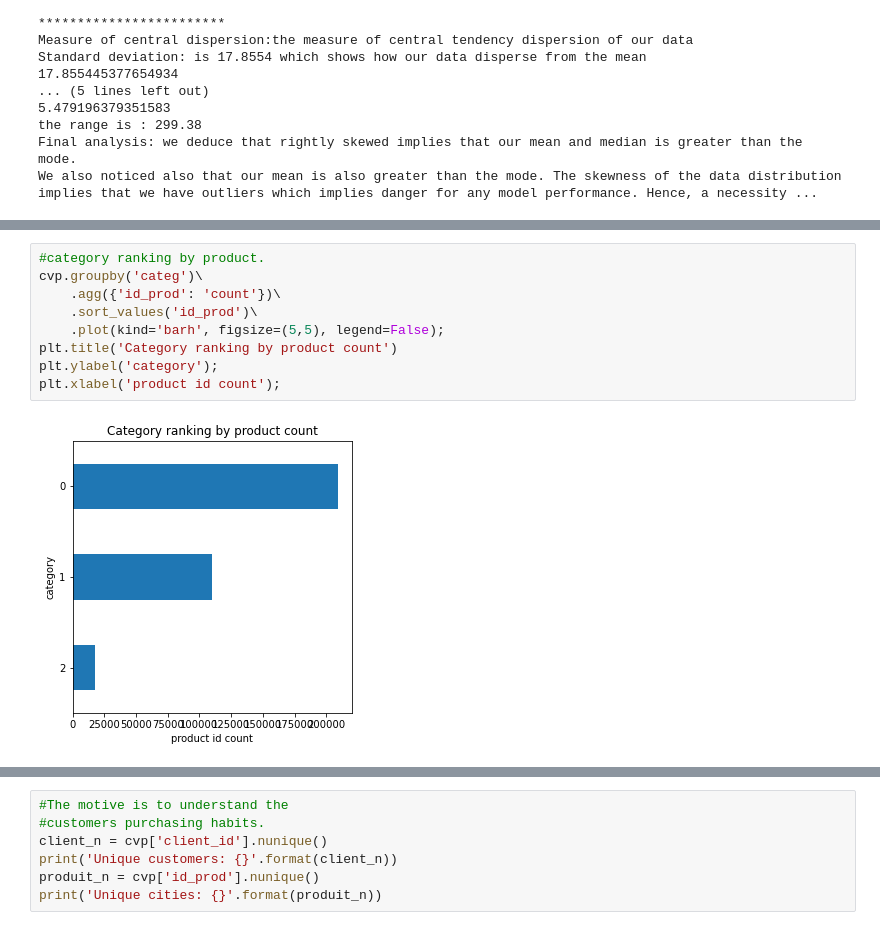
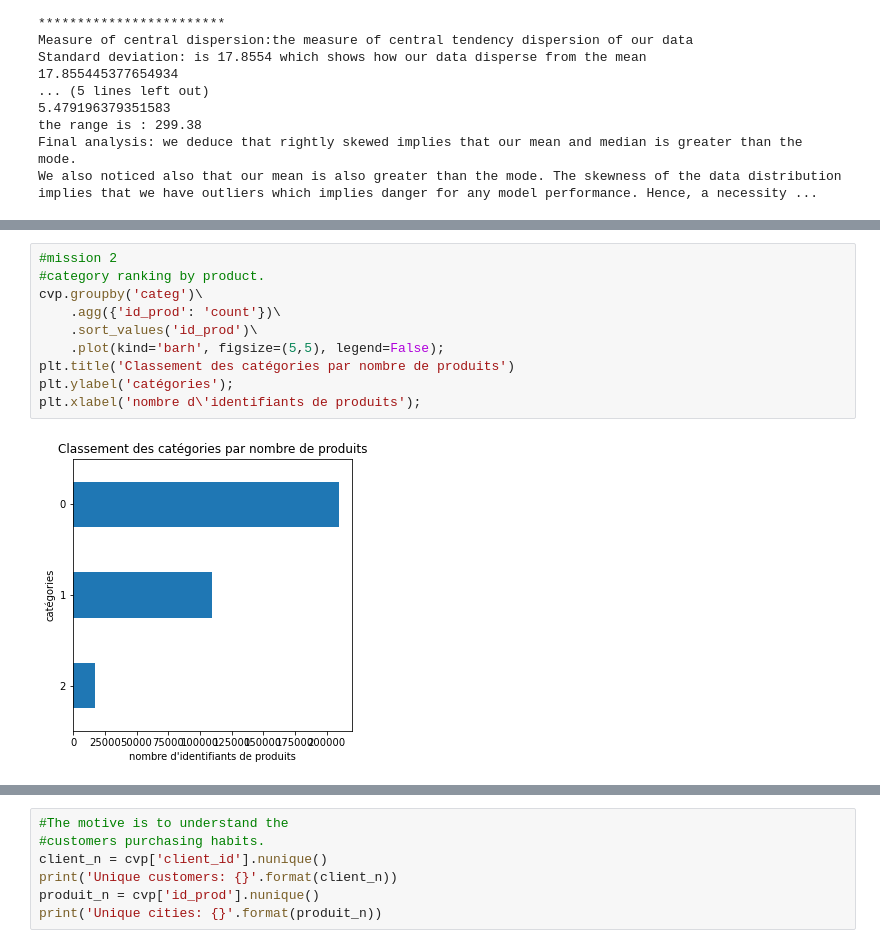
Before and after one commit to beniseolu/online-sale-project, a Jupyter notebook: analysis.ipynb, the cells around one changed output, grey strips where cells are left out. Cells and saved outputs as stored; diff of their text form.

```diff
--- a/analysis.ipynb
+++ b/analysis.ipynb
@@ -295,14 +308,15 @@ the range is : 299.38
 # %%
+#mission 2
 #category ranking by product.
 cvp.groupby('categ')\
     .agg({'id_prod': 'count'})\
     .sort_values('id_prod')\
     .plot(kind='barh', figsize=(5,5), legend=False);
-plt.title('Category ranking by product count')
-plt.ylabel('category');
-plt.xlabel('product id count');
+plt.title('Classement des catégories par nombre de produits')
+plt.ylabel('catégories');
+plt.xlabel('nombre d\'identifiants de produits');
 # %% [output]
-[figure, old version]
+[figure, new version]
 # %%
 # Product category ranking by price. On the average the price of
 #category 2 are more expensive, followed by categ 1
```
Also changed, not shown: parts of 25 cells of this notebook.
